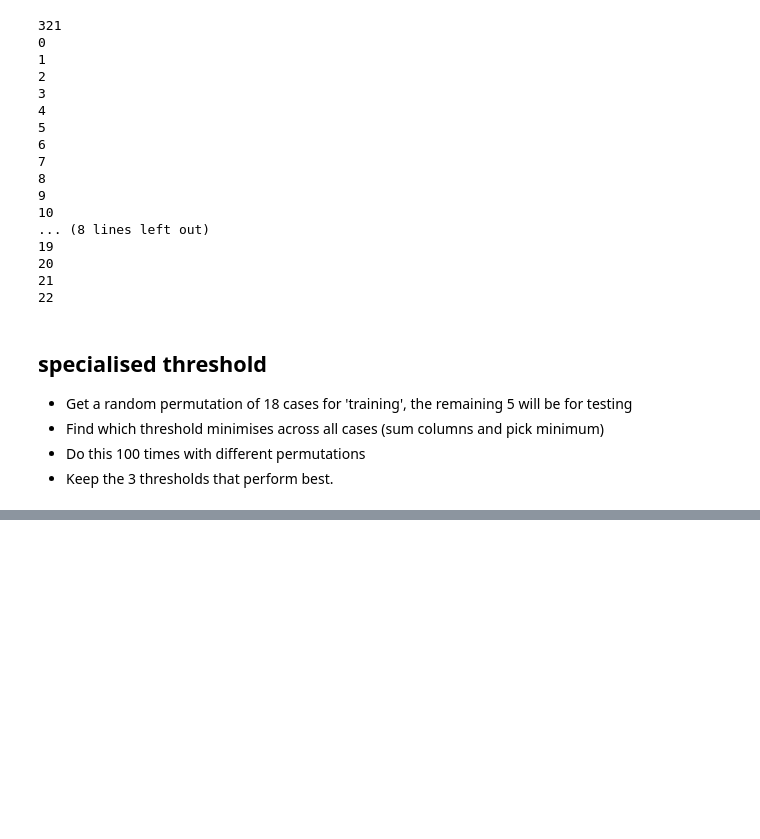
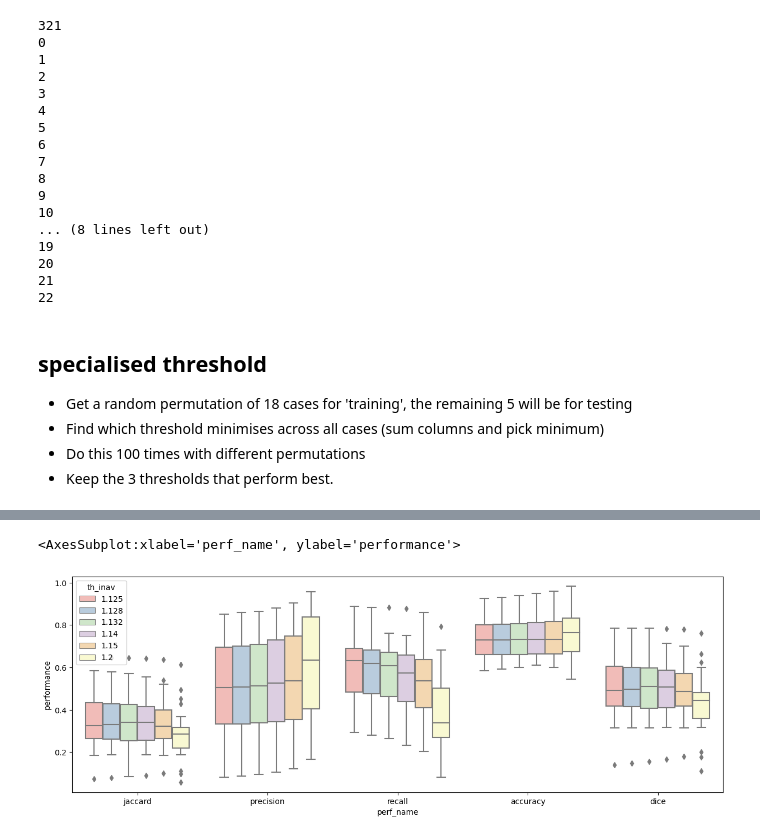
Before and after one commit to alonsoJASL/imatools, a Jupyter notebook: ipynb/df_test.ipynb, the cells around one changed output, grey strips where cells are left out. Drawn from its saved outputs; the diff is of its cells as text; code cells hidden in the pictures; blank space fills up the shorter version.

```diff
--- a/ipynb/df_test.ipynb
+++ b/ipynb/df_test.ipynb
@@ -420,0 +442,13 @@ array([[1.67628982e-01, 1.66534722e-01, 1.65394554e-01, ...,
+# %%
+fig, ax = plt.subplots(1)
+fig.set_figheight(5)
+fig.set_figwidth(15)
+sns.set_palette('Pastel1')
+sns.boxplot(ax=ax, data=df_pts,
+            x='perf_name', y='performance', hue='th_inav', whis=1,
+            hue_order=inav_thr_tested)
+
+# plt.savefig(iou.fullfile(p2f, 'performance.eps'))
+# %% [output]
+<AxesSubplot:xlabel='perf_name', ylabel='performance'>
+[figure, added]
```
Also changed, not shown: parts of 19 cells of this notebook.
